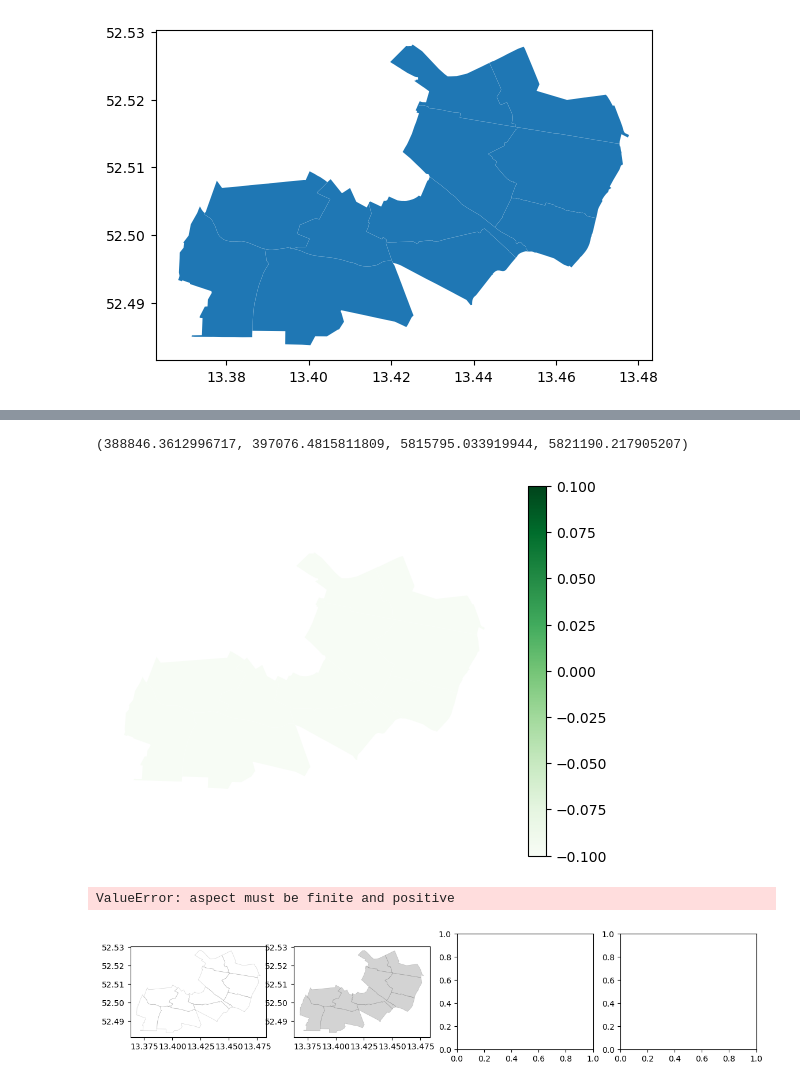
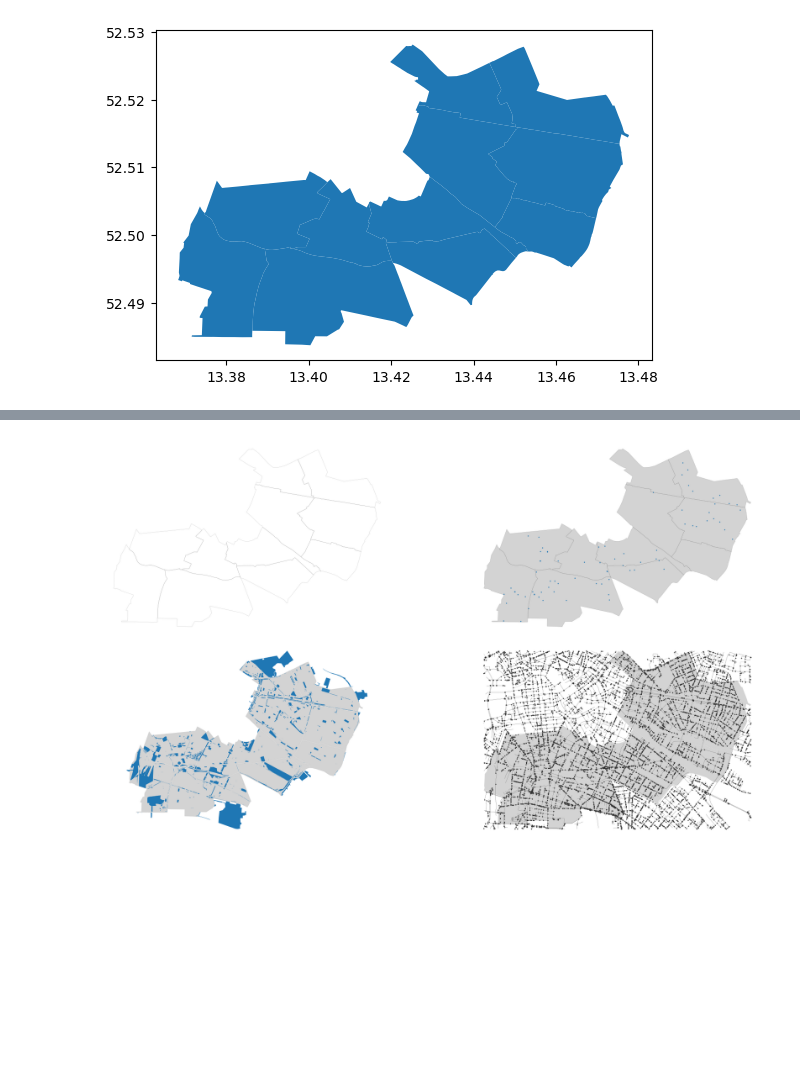
Before and after one commit to DLR-VF/bikeability, a Jupyter notebook: examples/example_use_cases.ipynb, the cells around one changed output, grey strips where cells are left out. Drawn from its saved outputs; the diff is of its cells as text; code cells hidden in the pictures; blank space fills up the shorter version.

```diff
--- a/examples/example_use_cases.ipynb
+++ b/examples/example_use_cases.ipynb
@@ -107,12 +103,5 @@ plt.savefig(plots_folder+"bikeability_result.png")
-# %%
-bikeability_gdf.plot(column= "urban_green_share", cmap="Greens", legend=True)
-plt.axis('off')
-# %% [output]
-(388846.3612996717, 397076.4815811809, 5815795.033919944, 5821190.217905207)
-[figure, removed]
 # %%
-home_directory = Path.home()
-shops = gpd.read_file(f"{home_directory}/.bikeability/shops.gpkg")
-urban_green = gpd.read_file(f"{home_directory}/.bikeability/urban_green.gpkg")
-network = gpd.read_file(f"{home_directory}/.bikeability/network.gpkg")
-nodes = gpd.read_file(f"{home_directory}/.bikeability/nodes.gpkg")
+shops = gpd.read_file(f"{settings.tmp_directory}/shops.gpkg")
+urban_green = gpd.read_file(f"{settings.tmp_directory}/urban_green.gpkg")
+network = gpd.read_file(f"{settings.tmp_directory}/network.gpkg")
+nodes = gpd.read_file(f"{settings.tmp_directory}/nodes.gpkg")
@@ -121,26 +108,25 @@ bikeability_gdf["cycling_infra_share"]=bikeability_gdf["cycling_infra_share"]/2.
 # %%
 plots_folder = project_path+f"\\data\\"
-fig, axs = plt.subplots(1, 4, figsize=(14,2.6))
+fig, axs = plt.subplots(2, 2, figsize=(20,10))
 #fig.suptitle('')
-aggregation_boundaries.boundary.plot(ax=axs[0], linewidth=0.4,color="black", alpha=0.2)
-aggregation_boundaries.plot(ax=axs[1], color="lightgrey")
-aggregation_boundaries.boundary.plot(ax=axs[1], linewidth=0.4,color="black", alpha=0.2)
-shops.plot(ax=axs[1], markersize=0.7)
-aggregation_boundaries.plot(ax=axs[2], color="lightgrey")
-urban_green.plot(ax=axs[2])
-aggregation_boundaries.plot(ax=axs[3], color="lightgrey")
+aggregation_boundaries.boundary.plot(ax=axs[0,0], linewidth=0.4,color="black", alpha=0.2)
+aggregation_boundaries.plot(ax=axs[0, 1], color="lightgrey")
+aggregation_boundaries.boundary.plot(ax=axs[0, 1], linewidth=0.4,color="black", alpha=0.2)
+shops.plot(ax=axs[0,1], markersize=0.7)
+aggregation_boundaries.plot(ax=axs[1,0], color="lightgrey")
+urban_green.plot(ax=axs[1,0])
+aggregation_boundaries.plot(ax=axs[1,1], color="lightgrey")
 
-network.plot(color="grey", linewidth=0.2, ax=axs[3])
-nodes.plot(color="black", markersize=0.5, ax=axs[3])
-axs[1].axis('off')
-axs[2].axis('off')
-axs[0].axis('off')
-axs[3].axis('off')
+network.plot(color="grey", linewidth=0.2, ax=axs[1,1])
+nodes.plot(color="black", markersize=0.5, ax=axs[1,1])
+axs[0,0].axis('off')
+axs[0,1].axis('off')
+axs[1,0].axis('off')
+axs[1,1].axis('off')
 plt.tight_layout()
 
-plt.savefig(plots_folder+"bikeability_data_example.png")
+#plt.savefig(plots_folder+"bikeability_data_example.png")
 # %% [output]
-ValueError: aspect must be finite and positive
-[figure, old version]
+[figure, new version]
 # %%
 
```
Also changed, not shown: parts of 14 cells of this notebook, 10 other files.
